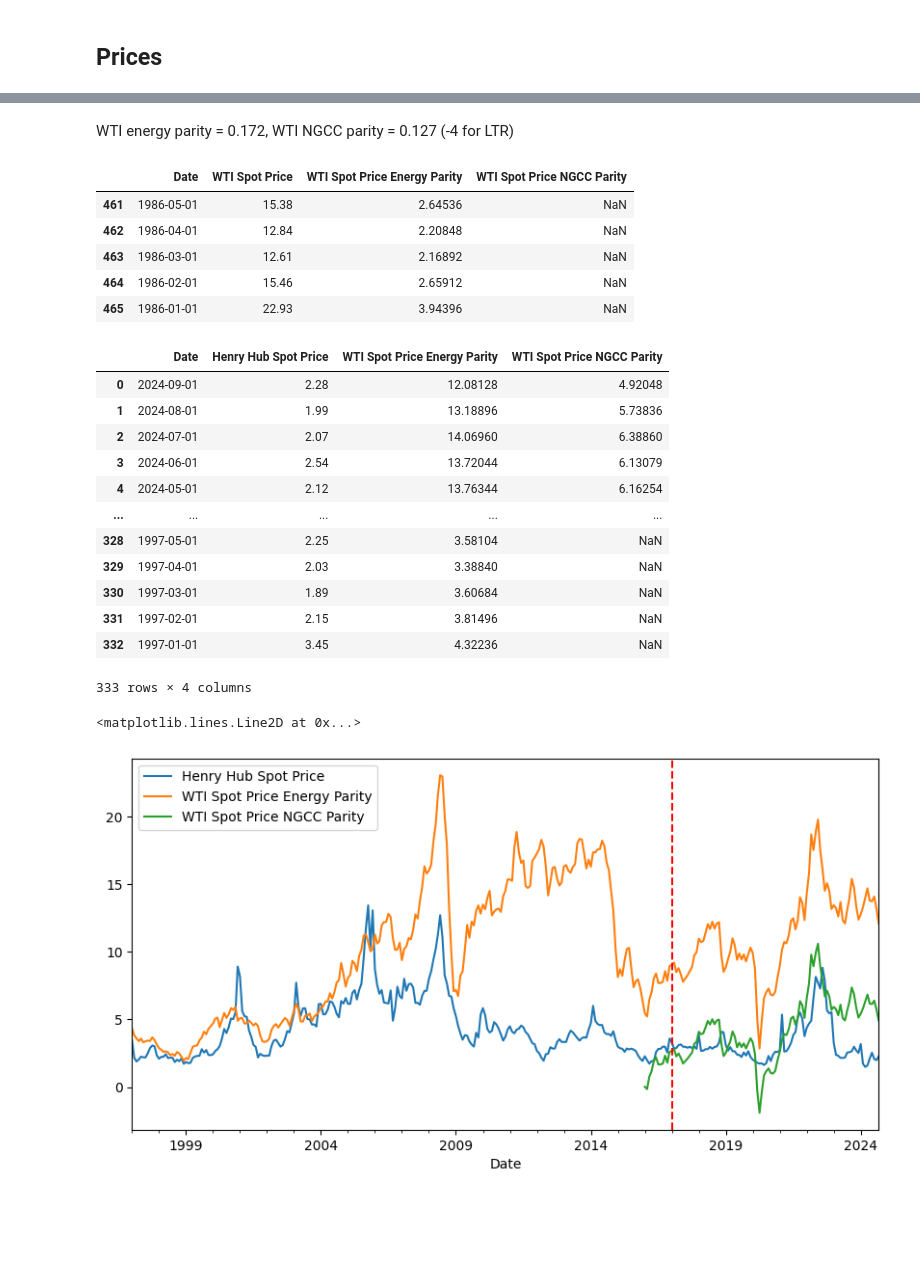
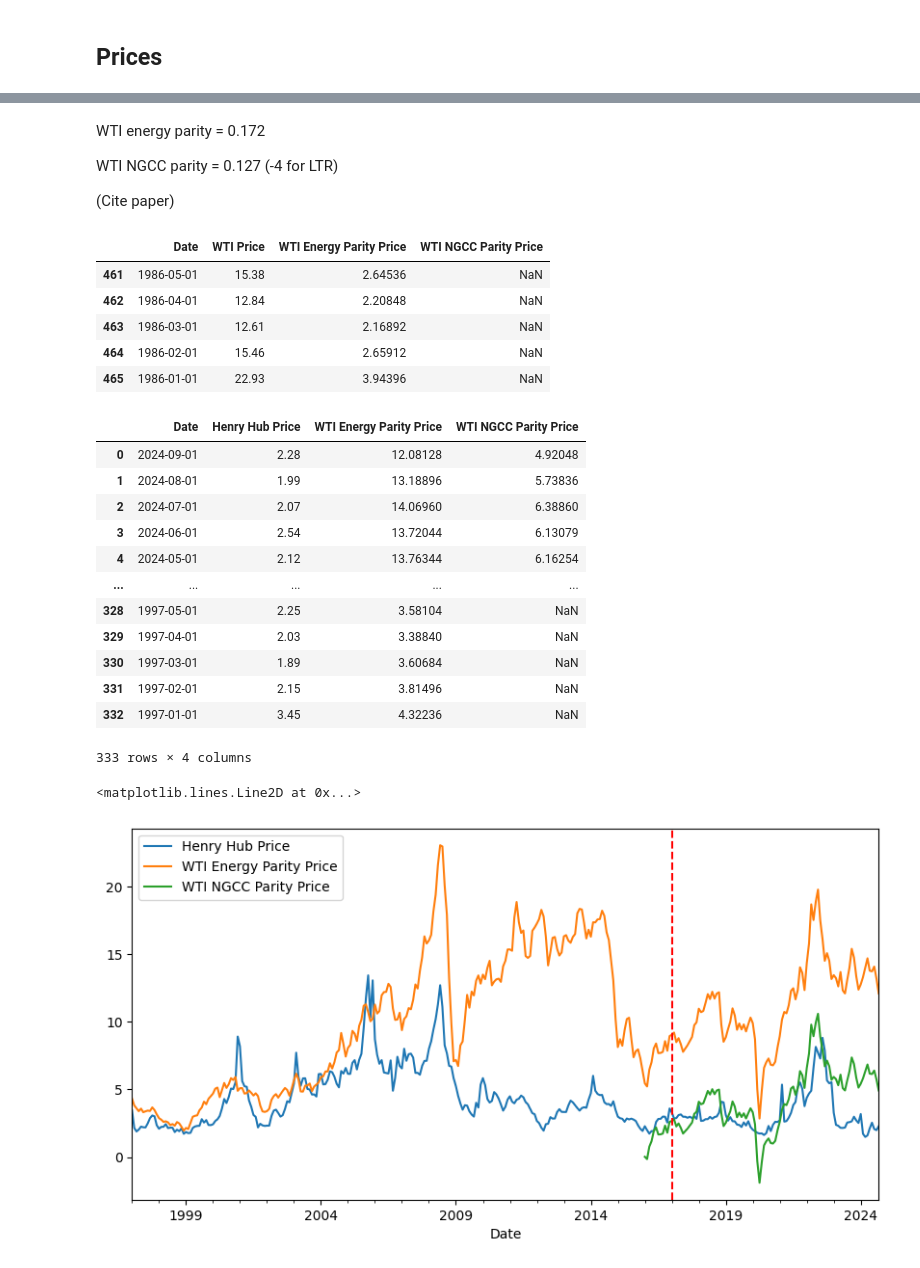
Before and after one commit to kevivuu/ECON323-project, a Jupyter notebook: Final Project.ipynb, the cells around one changed output, grey strips where cells are left out. Cells and saved outputs as stored; diff of their text form; code cells hidden in the pictures; blank space fills up the shorter version.

```diff
--- a/Final Project.ipynb
+++ b/Final Project.ipynb
@@ -49,7 +49,7 @@ imp_exp[imp_exp["Year"] >= 2015].plot('Year', 'Net Export')
 # %%
 #Henry Hub start Jan 1997
 henry_hub = pd.read_csv('data/Henry_Hub_Natural_Gas_Spot_Price.csv',
-                       skiprows = 5, names = ['Date', 'Henry Hub Spot Price'])
+                       skiprows = 5, names = ['Date', 'Henry Hub Price'])
 
 henry_hub['Date'] = pd.to_datetime(henry_hub['Date'], format='%b %Y')
 
@@ -64,7 +64,7 @@ henry_hub.tail()
 # %%
 # Oil WTI prices starting Jan 1986
 wti = pd.read_csv('data/Cushing_OK_WTI_Spot_Price_FOB.csv',
-                  skiprows = 5, names = ['Date', 'WTI Spot Price'])
+                  skiprows = 5, names = ['Date', 'WTI Price'])
 
 wti['Date'] = pd.to_datetime(wti['Date'], format='%b %Y')
 
@@ -77,18 +77,22 @@ wti.tail()
 | 464 | 1986-02-01 | 15.46 |
 | 465 | 1986-01-01 | 22.93 |
 # %% [markdown]
-WTI energy parity = 0.172, WTI NGCC parity = 0.127 (-4 for LTR)
+WTI energy parity = 0.172
+
+WTI NGCC parity = 0.127 (-4 for LTR)
+
+(Cite paper)
 # %%
-wti['WTI Spot Price Energy Parity'] = wti['WTI Spot Price'] * 0.172
+wti['WTI Energy Parity Price'] = wti['WTI Price'] * 0.172
 
-wti['WTI Spot Price NGCC Parity'] = wti['WTI Spot Price'] * 0.127 - 4
+wti['WTI NGCC Parity Price'] = wti['WTI Price'] * 0.127 - 4
 
 #NGCC Parity only applies after 2016
-wti.loc[wti['Date'] < '2016-01-01', 'WTI Spot Price NGCC Parity'] = pd.NA
+wti.loc[wti['Date'] < '2016-01-01', 'WTI NGCC Parity Price'] = pd.NA
 
 wti.tail()
 # %% [output]
-|  | Date | WTI Spot Price | WTI Spot Price Energy Parity | WTI Spot Price NGCC Parity |
+|  | Date | WTI Price | WTI Energy Parity Price | WTI NGCC Parity Price |
 | 461 | 1986-05-01 | 15.38 | 2.64536 | NaN |
 | 462 | 1986-04-01 | 12.84 | 2.20848 | NaN |
 | 463 | 1986-03-01 | 12.61 | 2.16892 | NaN |
@@ -97,11 +101,11 @@ wti.tail()
 # %%
 prices = henry_hub.merge(wti, on = "Date", how = "left")
 
-prices.drop('WTI Spot Price', axis = 1, inplace = True)
+prices.drop('WTI Price', axis = 1, inplace = True)
 
 prices
 # %% [output]
-|  | Date | Henry Hub Spot Price | WTI Spot Price Energy Parity | WTI Spot Price NGCC Parity |
+|  | Date | Henry Hub Price | WTI Energy Parity Price | WTI NGCC Parity Price |
 | 0 | 2024-09-01 | 2.28 | 12.08128 | 4.92048 |
 | 1 | 2024-08-01 | 1.99 | 13.18896 | 5.73836 |
 | 2 | 2024-07-01 | 2.07 | 14.06960 | 6.38860 |
@@ -115,9 +119,9 @@ prices
 | 332 | 1997-01-01 | 3.45 | 4.32236 | NaN |
 333 rows × 4 columns
 # %%
-prices.plot('Date', ['Henry Hub Spot Price', 'WTI Spot Price Energy Parity', 'WTI Spot Price NGCC Parity'],
+prices.plot('Date', ['Henry Hub Price', 'WTI Energy Parity Price', 'WTI NGCC Parity Price'],
              figsize = (10,5))
 plt.axvline(x='2017-01-01', color='red', linestyle = '--')
 # %% [output]
 <matplotlib.lines.Line2D at 0x...>
-[figure, old version]
+[figure, new version]
```
Also changed, not shown: parts of 11 cells of this notebook.
